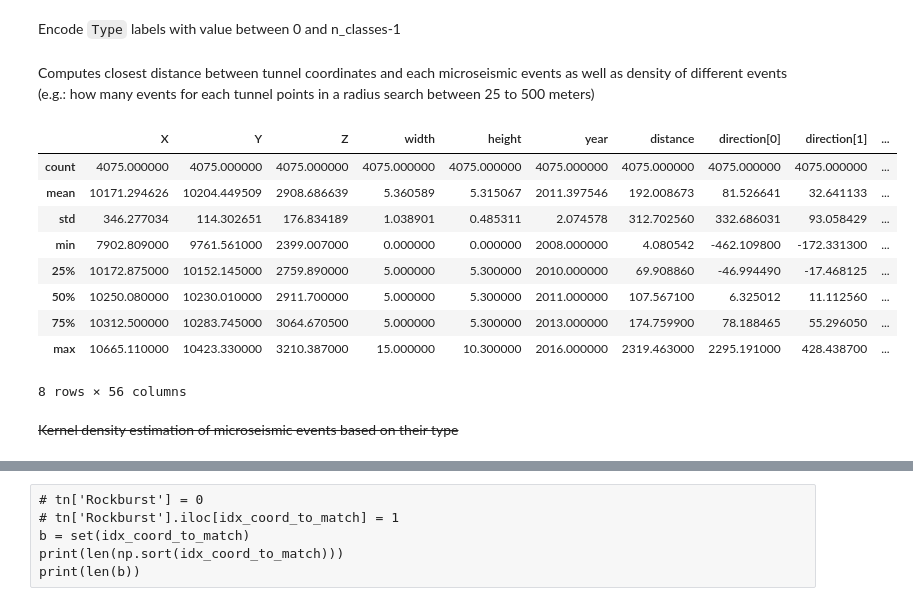
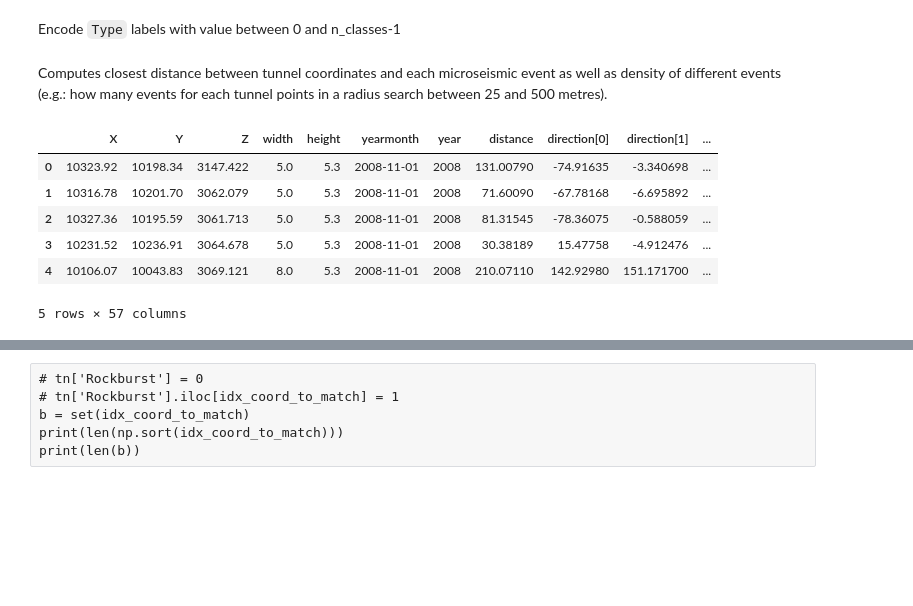
Before and after one commit to hotdogqsl/NRS_RockburstHazardAssessment, a Jupyter notebook: Build database.ipynb, the cells around one changed output, grey strips where cells are left out. Cells and saved outputs as stored; diff of their text form; code cells hidden in the pictures; blank space fills up the shorter version.

```diff
--- a/Build database.ipynb
+++ b/Build database.ipynb
@@ -412,30 +421,45 @@ le.fit(mseis.Type.values)
 list(le.classes_)
 mseis['Type_encoded'] = le.transform(mseis['Type'])
 # %% [markdown]
-Computes closest distance between tunnel coordinates and each microseismic events as well as density of different events (e.g.: how many events for each tunnel points in a radius search between 25 to 500 meters)
+Computes closest distance between tunnel coordinates and each microseismic event as well as density of different events (e.g.: how many events for each tunnel points in a radius search between 25 and 500 metres).
 # %%
 from sklearn.neighbors import BallTree,KDTree
 events_class = list(mseis.Type.unique())
 radii = [25, 50, 100, 250, 500]
 for event in events_class:
     tmp_ = mseis.iloc[:,[3,4,5,6]][mseis.iloc[:,[3,4,5,6]]['Type'] == event]
     tree = KDTree(tmp_[['Easting','Northing','Depth']], leaf_size=40)
-    dist = tree.query(tn.loc[:,['X','Y','Z']], k=1)
-    tn['dist_'+event] = dist[0]
+    dist,indice = tree.query(tn.loc[:,['X','Y','Z']], k=1)
+#     print(dist,in)
+    tn['dist_'+event] = dist
+#     for i, ind in enumerate(indice):
+#     tn['NN_Err_'+event] = mseis.iloc[indice.ravel(),7].values
+#     tn['EE_Err_'+event] = mseis.iloc[indice.ravel(),8].values
+#     tn['DD_Err_'+event] = mseis.iloc[indice.ravel(),9].values
+#     tn['Ave_Error_'+event] = mseis.iloc[indice.ravel(),10].values
+#     tn['Picks_'+event] = mseis.iloc[indice.ravel(),11].values
+#     tn['MoMag_'+event] = mseis.iloc[indice.ravel(),12].values
+#     tn['SeisMoment_'+event] = mseis.iloc[indice.ravel(),13].values
+#     tn['Energy_'+event] = mseis.iloc[indice.ravel(),14].values
+#     tn['Es/Ep_'+event] = mseis.iloc[indice.ravel(),15].values
+#     tn['SourceRo_'+event] = mseis.iloc[indice.ravel(),16].values
+#     tn['AspRadius_'+event] = mseis.iloc[indice.ravel(),17].values
+#     tn['StaticSD_'+event] = mseis.iloc[indice.ravel(),18].values
+#     tn['AppStress_'+event] = mseis.iloc[indice.ravel(),19].values
+#     tn['DyStressD_'+event] = mseis.iloc[indice.ravel(),20].values
+#     tn['MaxDispla_'+event] = mseis.iloc[indice.ravel(),21].values
+#     tn['PeakVelPar_'+event] = mseis.iloc[indice.ravel(),22].values
+#     tn['PeakAccPar_'+event] = mseis.iloc[indice.ravel(),23].values
+
     for radius in radii:
         tn['density_'+event+'_'+str(radius)] = tree.query_radius(tn.loc[:,['X','Y','Z']], r=radius, count_only=True)
 tn.head()
-tn.describe()
+# tn.describe()
 # %% [output]
-|  | X | Y | Z | width | height | year | distance | direction[0] | direction[1] | ... |
-| count | 4075.000000 | 4075.000000 | 4075.000000 | 4075.000000 | 4075.000000 | 4075.000000 | 4075.000000 | 4075.000000 | 4075.000000 | ... |
-| mean | 10171.294626 | 10204.449509 | 2908.686639 | 5.360589 | 5.315067 | 2011.397546 | 192.008673 | 81.526641 | 32.641133 | ... |
-| std | 346.277034 | 114.302651 | 176.834189 | 1.038901 | 0.485311 | 2.074578 | 312.702560 | 332.686031 | 93.058429 | ... |
-| min | 7902.809000 | 9761.561000 | 2399.007000 | 0.000000 | 0.000000 | 2008.000000 | 4.080542 | -462.109800 | -172.331300 | ... |
-| 25% | 10172.875000 | 10152.145000 | 2759.890000 | 5.000000 | 5.300000 | 2010.000000 | 69.908860 | -46.994490 | -17.468125 | ... |
-| 50% | 10250.080000 | 10230.010000 | 2911.700000 | 5.000000 | 5.300000 | 2011.000000 | 107.567100 | 6.325012 | 11.112560 | ... |
-| 75% | 10312.500000 | 10283.745000 | 3064.670500 | 5.000000 | 5.300000 | 2013.000000 | 174.759900 | 78.188465 | 55.296050 | ... |
-| max | 10665.110000 | 10423.330000 | 3210.387000 | 15.000000 | 10.300000 | 2016.000000 | 2319.463000 | 2295.191000 | 428.438700 | ... |
+|  | X | Y | Z | width | height | yearmonth | year | distance | direction[0] | direction[1] | ... |
+| 0 | 10323.92 | 10198.34 | 3147.422 | 5.0 | 5.3 | 2008-11-01 | 2008 | 131.00790 | -74.91635 | -3.340698 | ... |
+| 1 | 10316.78 | 10201.70 | 3062.079 | 5.0 | 5.3 | 2008-11-01 | 2008 | 71.60090 | -67.78168 | -6.695892 | ... |
+| 2 | 10327.36 | 10195.59 | 3061.713 | 5.0 | 5.3 | 2008-11-01 | 2008 | 81.31545 | -78.36075 | -0.588059 | ... |
+| 3 | 10231.52 | 10236.91 | 3064.678 | 5.0 | 5.3 | 2008-11-01 | 2008 | 30.38189 | 15.47758 | -4.912476 | ... |
+| 4 | 10106.07 | 10043.83 | 3069.121 | 8.0 | 5.3 | 2008-11-01 | 2008 | 210.07110 | 142.92980 | 151.171700 | ... |
-8 rows × 56 columns
+5 rows × 57 columns
-# %% [markdown]
-~~Kernel density estimation of microseismic events based on their type~~
```
Also changed, not shown: parts of 33 cells of this notebook, 2 other files.
